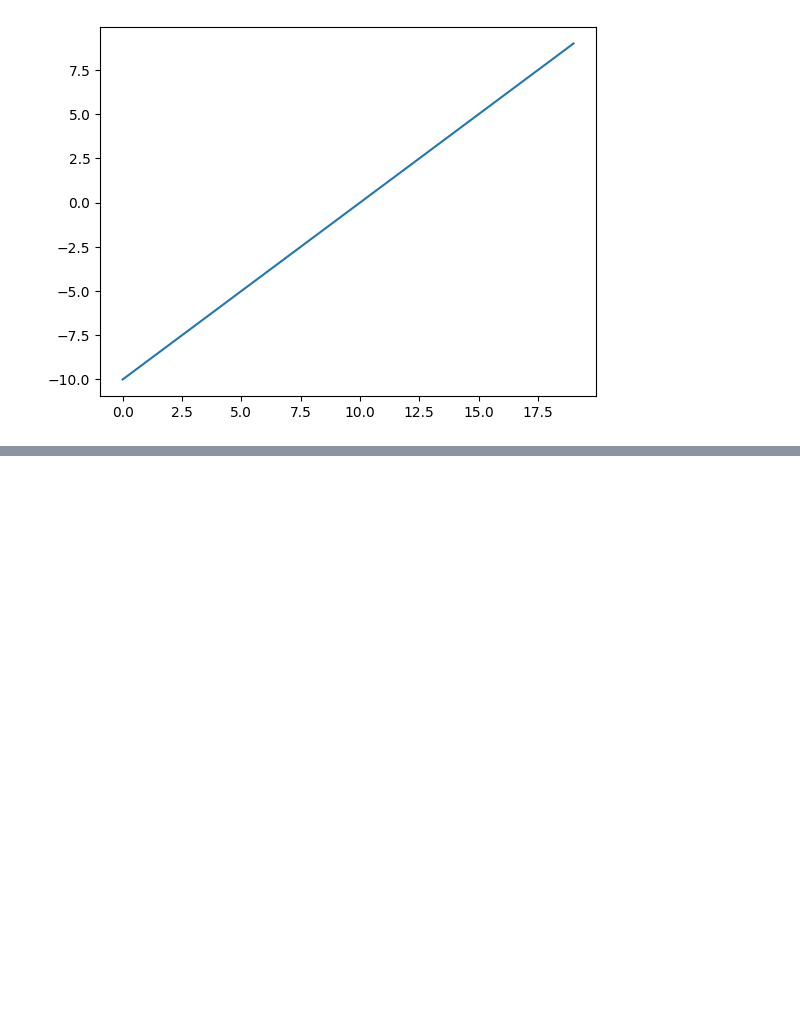
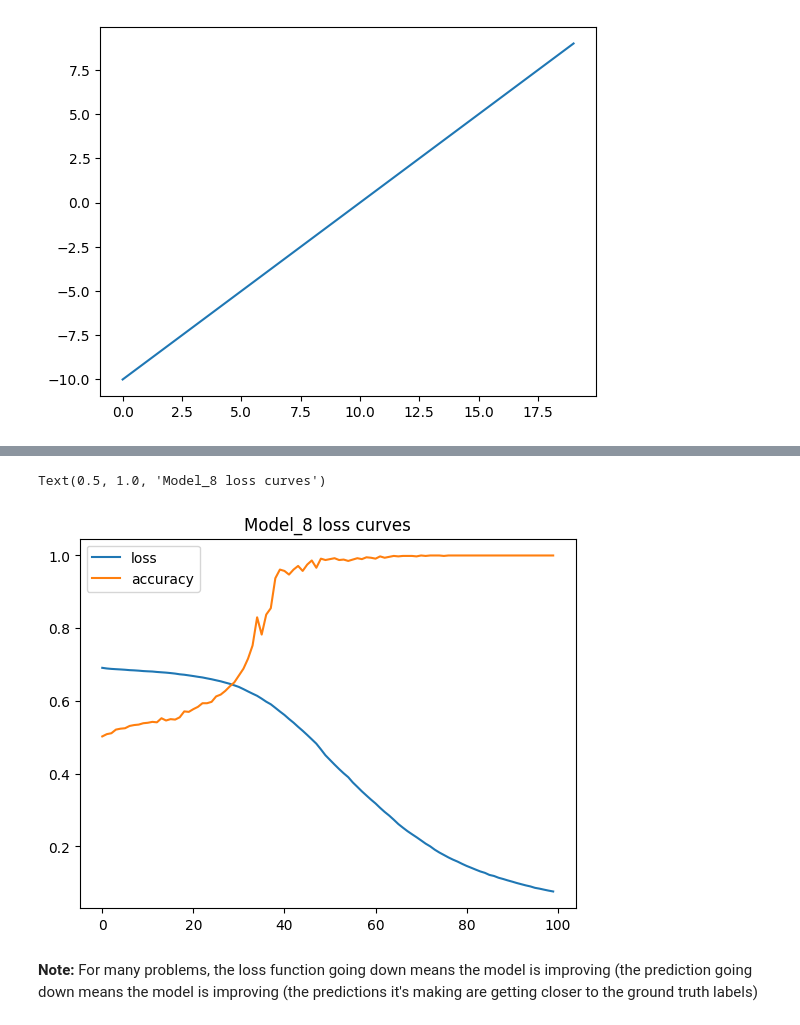
Before and after one commit to Rus-tam/daniel_bourke_course, a Jupyter notebook: notebooks/01_neural_network_classification_with_tensorflow.ipynb, the cells around one changed output, grey strips where cells are left out. Saved outputs shown, nothing was run; the diff lists cells and outputs as text; code cells hidden in the pictures; blank space fills up the shorter version.

Commit message:
using callbacks to find a models ideal learning rate

```diff
--- a/notebooks/01_neural_network_classification_with_tensorflow.ipynb
+++ b/notebooks/01_neural_network_classification_with_tensorflow.ipynb
@@ -705,0 +646,20 @@ doing binary classification
+# %%
+# Let's recreate a model to fit on the training data and evaluate on the testing data
+
+# Set random seed
+tf.random.set_seed(42)
+
+# 1. Create the model (same as model_7)
+model_8 = tf.keras.Sequential([
+    tf.keras.layers.Dense(10, activation='relu'),
+    tf.keras.layers.Dense(10, activation='relu'),
+    tf.keras.layers.Dense(1, activation='sigmoid')
+])
+
+# 2. Compile the model
+model_8.compile(loss='binary_crossentropy',
+               optimizer=tf.keras.optimizers.Adam(lr=0.001),
+               metrics=['accuracy'])
+
+# 3. Fit the model
+history = model_8.fit(X_train, y_train, epochs=100)
@@ -705,0 +726,9 @@ doing binary classification
+# %%
+# Plot the loss curves
+pd.DataFrame(history.history).plot()
+plt.title("Model_8 loss curves")
+# %% [output]
+Text(0.5, 1.0, 'Model_8 loss curves')
+[figure, added]
+# %% [markdown]
+**Note:** For many problems, the loss function going down means the model is improving (the prediction going down means the model is improving (the predictions it's making are getting closer to the ground truth labels)
```
Also changed, not shown: parts of 33 cells of this notebook.
